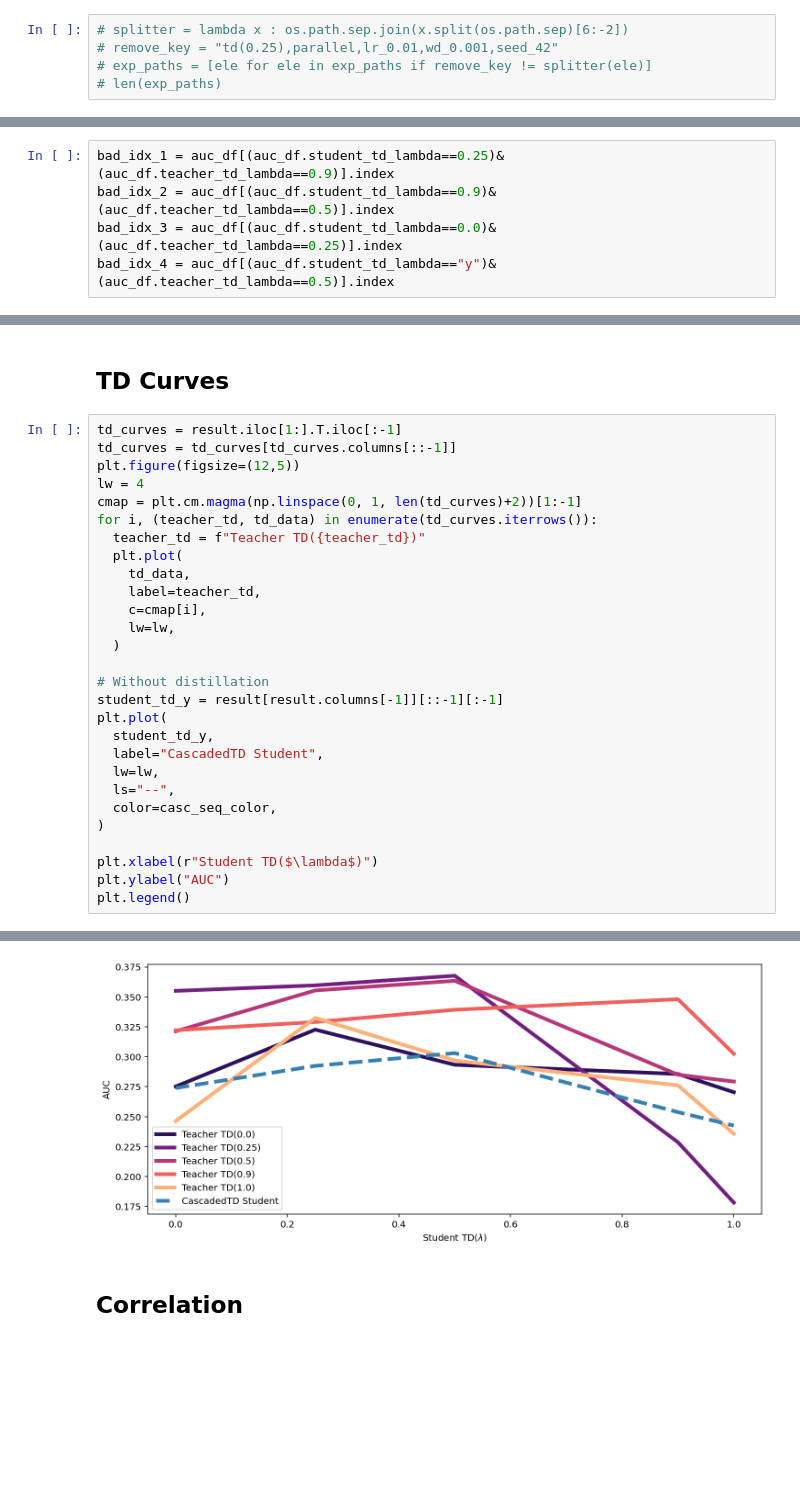
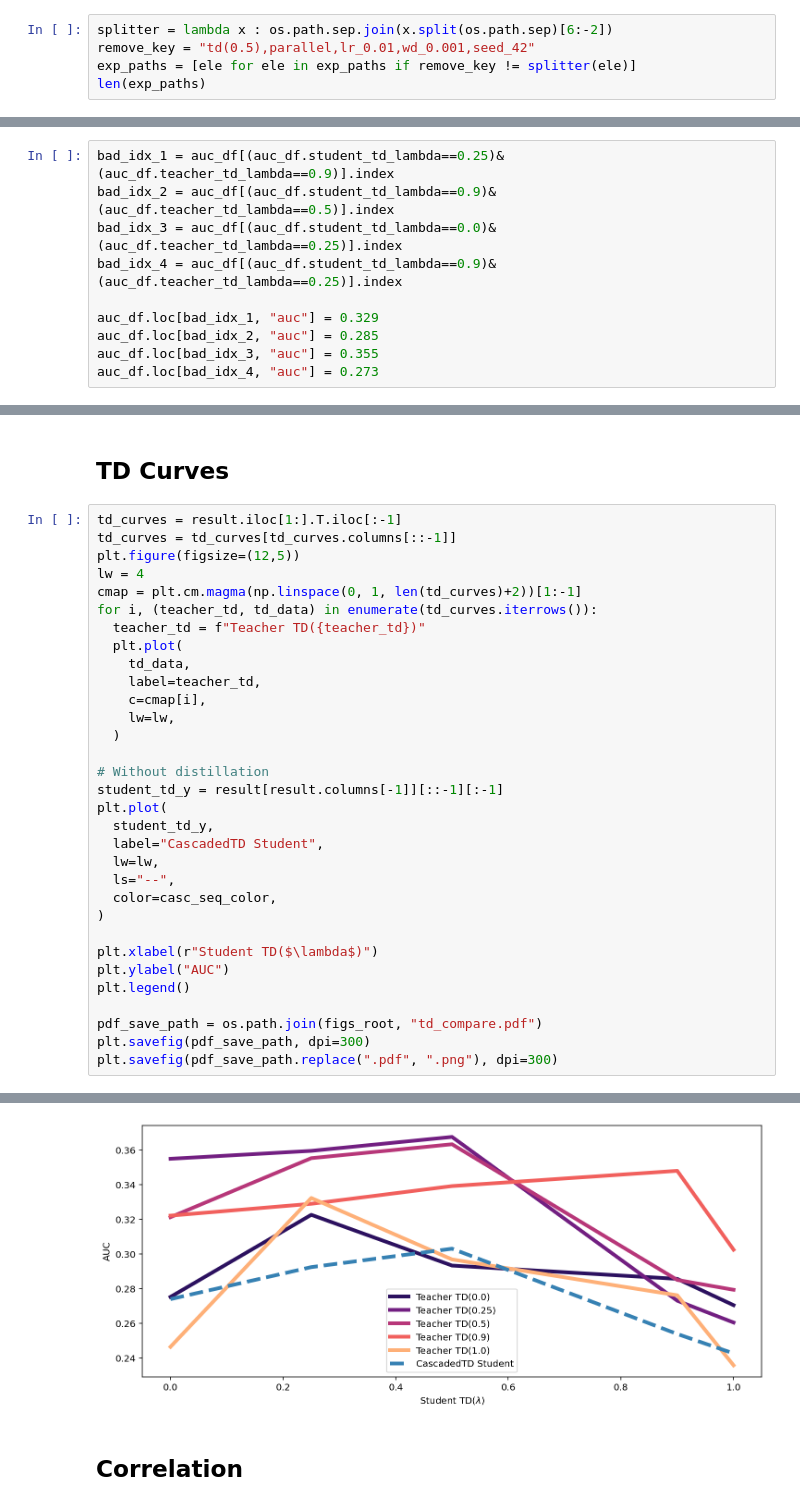
Before and after one commit to michael-iuzzolino/CascadedDistillation, a Jupyter notebook: Distillation Anaylsis - Temporal.ipynb, the cells around one changed output, grey strips where cells are left out. Cells and saved outputs as stored; diff of their text form; blank space fills up the shorter version.

```diff
--- a/Distillation Anaylsis - Temporal.ipynb
+++ b/Distillation Anaylsis - Temporal.ipynb
@@ -229,5 +226,5 @@ Num paths: 37
 # %%
-# splitter = lambda x : os.path.sep.join(x.split(os.path.sep)[6:-2])
-# remove_key = "td(0.25),parallel,lr_0.01,wd_0.001,seed_42"
-# exp_paths = [ele for ele in exp_paths if remove_key != splitter(ele)]
-# len(exp_paths)
+splitter = lambda x : os.path.sep.join(x.split(os.path.sep)[6:-2])
+remove_key = "td(0.5),parallel,lr_0.01,wd_0.001,seed_42"
+exp_paths = [ele for ele in exp_paths if remove_key != splitter(ele)]
+len(exp_paths)
@@ -816,4 +817,9 @@ auc_df = pd.concat([small_auc_df, large_df_auc])
 bad_idx_1 = auc_df[(auc_df.student_td_lambda==0.25)&(auc_df.teacher_td_lambda==0.9)].index
 bad_idx_2 = auc_df[(auc_df.student_td_lambda==0.9)&(auc_df.teacher_td_lambda==0.5)].index
 bad_idx_3 = auc_df[(auc_df.student_td_lambda==0.0)&(auc_df.teacher_td_lambda==0.25)].index
-bad_idx_4 = auc_df[(auc_df.student_td_lambda=="y")&(auc_df.teacher_td_lambda==0.5)].index
+bad_idx_4 = auc_df[(auc_df.student_td_lambda==0.9)&(auc_df.teacher_td_lambda==0.25)].index
+
+auc_df.loc[bad_idx_1, "auc"] = 0.329
+auc_df.loc[bad_idx_2, "auc"] = 0.285
+auc_df.loc[bad_idx_3, "auc"] = 0.355
+auc_df.loc[bad_idx_4, "auc"] = 0.273
@@ -937,4 +938,8 @@ plt.plot(
 plt.xlabel(r"Student TD($\lambda$)")
 plt.ylabel("AUC")
 plt.legend()
+
+pdf_save_path = os.path.join(figs_root, "td_compare.pdf")
+plt.savefig(pdf_save_path, dpi=300)
+plt.savefig(pdf_save_path.replace(".pdf", ".png"), dpi=300)
 # %% [output]
@@ -942,4 +946,4 @@ plt.legend()
-[figure, old version]
+[figure, new version]
 # %% [markdown]
 ## Correlation
 # %%
```
Also changed, not shown: parts of 13 cells of this notebook, 15 other files.
